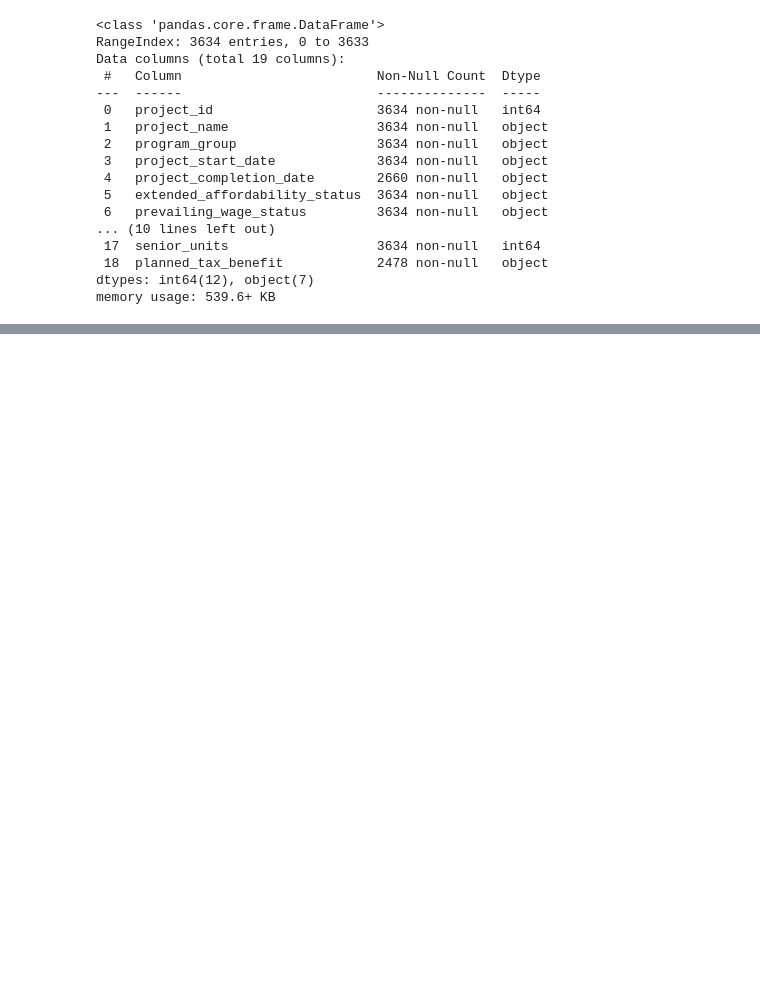
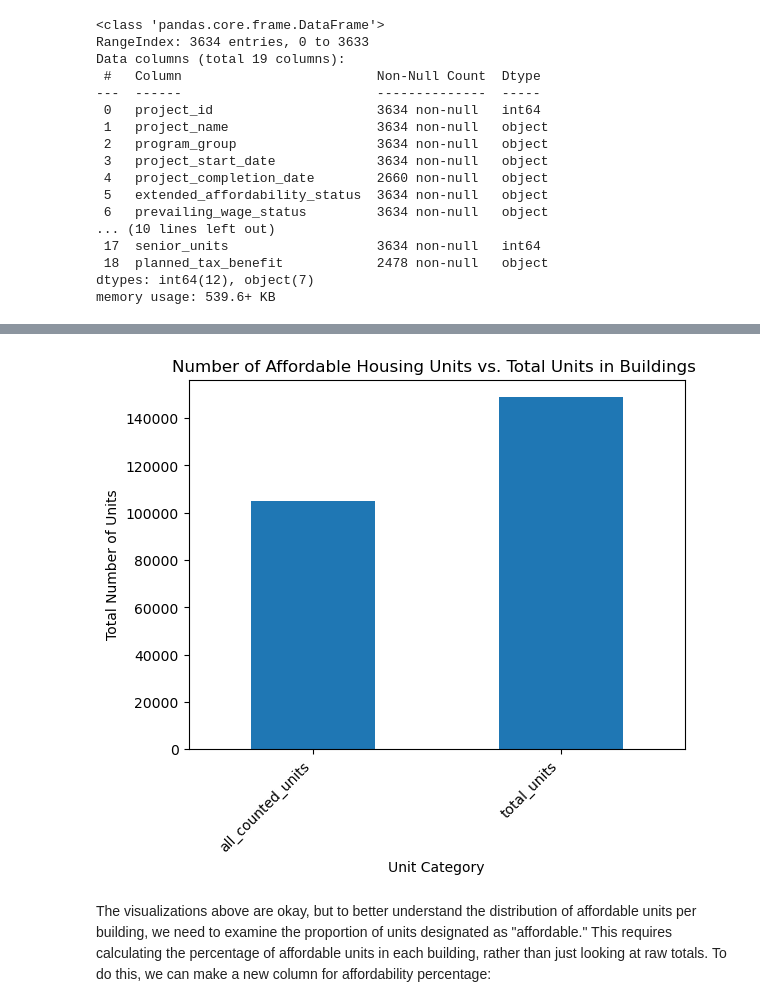
Before and after one commit to josuesimon/Phase1_Portfolio, a Jupyter notebook: Notebooks/angeneris_eda.ipynb, the cells around one changed output, grey strips where cells are left out. Cells and saved outputs as stored; diff of their text form; code cells hidden in the pictures; blank space fills up the shorter version.

```diff
--- a/Notebooks/angeneris_eda.ipynb
+++ b/Notebooks/angeneris_eda.ipynb
@@ -44,0 +91,14 @@ hpd_nyc.describe()
+# %%
+# comparing Total number of units in buildings with number of affordable housing units
+
+hpd_nyc[['all_counted_units', 'total_units']].sum().plot(kind='bar')
+
+plt.xlabel("Unit Category")
+plt.ylabel("Total Number of Units")
+plt.title("Number of Affordable Housing Units vs. Total Units in Buildings ")
+plt.xticks(rotation=45, ha="right")
+plt.show()
+# %% [output]
+[figure, added]
+# %% [markdown]
+The visualizations above are okay, but to better understand the distribution of affordable units per building, we need to examine the proportion of units designated as "affordable." This requires calculating the percentage of affordable units in each building, rather than just looking at raw totals. To do this, we can make a new column for affordability percentage:
```
Also changed, not shown: parts of 11 cells of this notebook.
